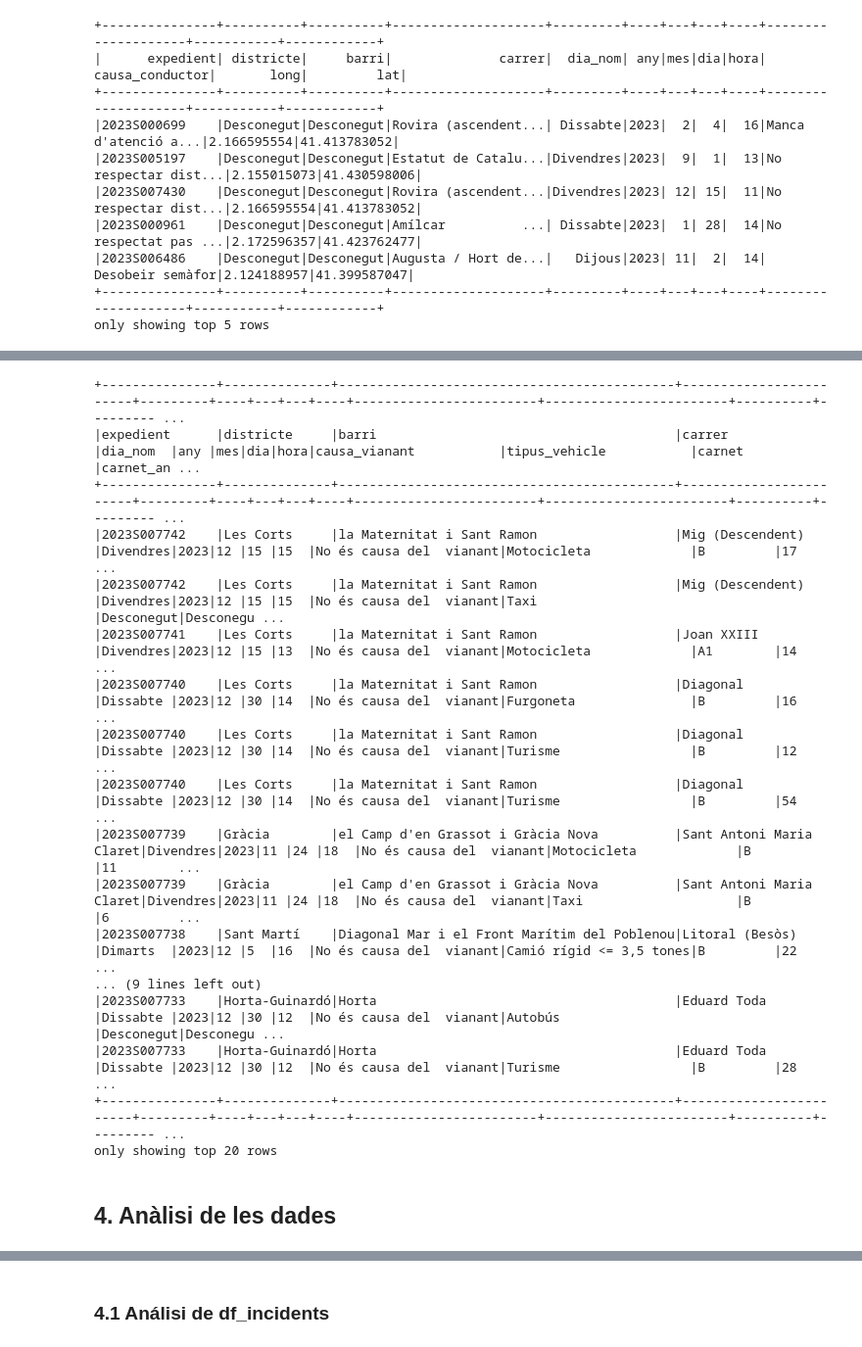
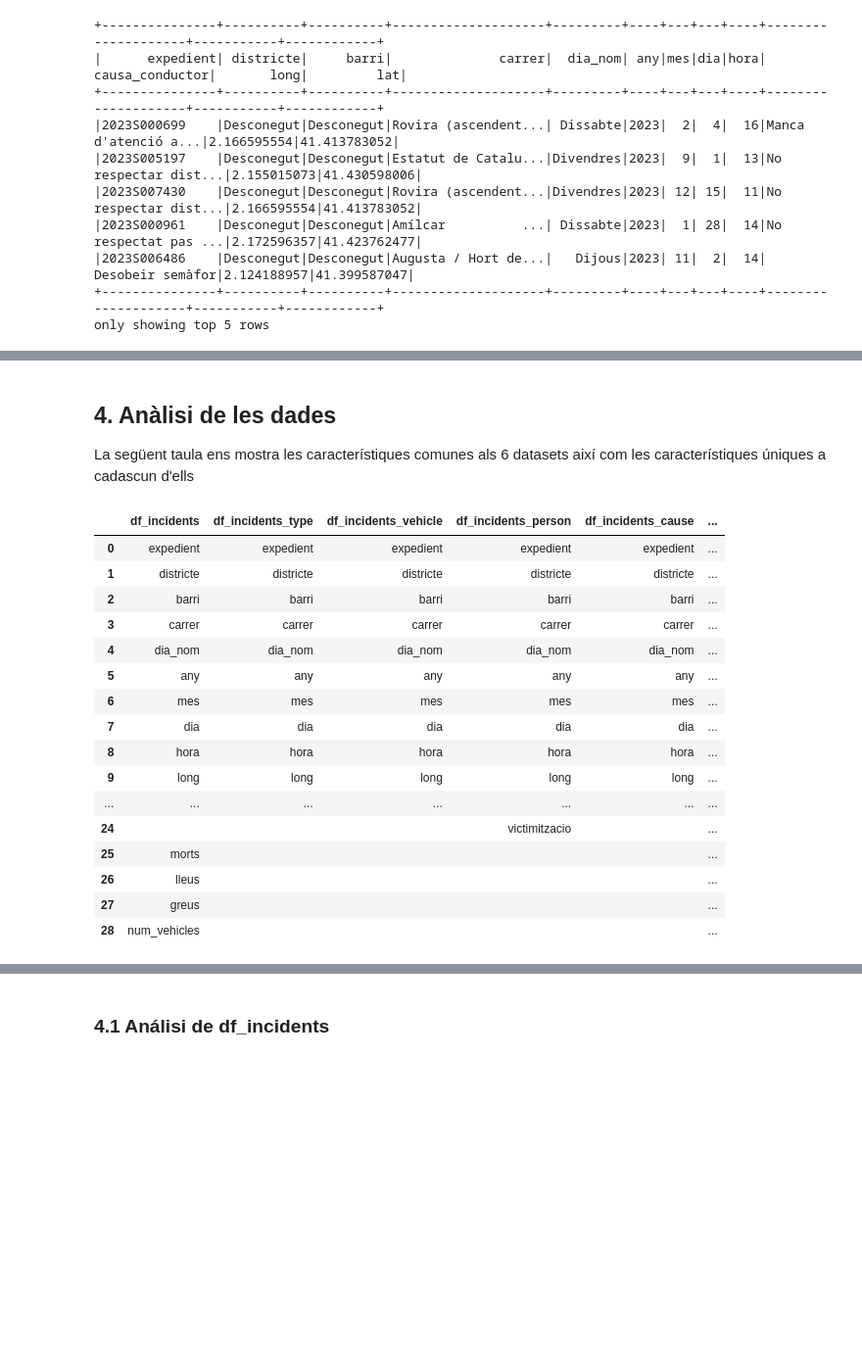
Before and after one commit to pyrenaicus/barcelona-traffic-incidents, a Jupyter notebook: notebook/bcn_traffic_incidents.ipynb, the cells around one changed output, grey strips where cells are left out. Shown at 98% size. Cells and saved outputs as stored; diff of their text form; code cells hidden in the pictures; blank space fills up the shorter version.

```diff
--- a/notebook/bcn_traffic_incidents.ipynb
+++ b/notebook/bcn_traffic_incidents.ipynb
@@ -1000,39 +1029,27 @@ merged_abc_df = merged_ab_df.join(
-# %%
-merged_df = spark.sql("SELECT * FROM merged_df")
-merged_df = merged_df.select(
-    df_incidents_vehicle.expedient,
-    df_incidents_vehicle.districte,
-    df_incidents_vehicle.barri,
-    df_incidents_vehicle.carrer,
-    df_incidents_vehicle.dia_nom,
-    df_incidents_vehicle.any,
-    df_incidents_vehicle.mes,
-    df_incidents_vehicle.dia,
-    df_incidents_vehicle.hora,
-    df_incidents_vehicle.causa_vianant,
-    df_incidents_vehicle.tipus_vehicle,
-    df_incidents_vehicle.carnet,
-    df_incidents_vehicle.carnet_anys,
-    df_incidents_driver.causa_conductor)
-
-merged_df.orderBy(df_incidents_vehicle.expedient.desc()).show(20, truncate=False)
-# %% [output]
-+---------------+--------------+--------------------------------------------+------------------------+---------+----+---+---+----+------------------------+------------------------+----------+--------- ...
-|expedient      |districte     |barri                                       |carrer                  |dia_nom  |any |mes|dia|hora|causa_vianant           |tipus_vehicle           |carnet    |carnet_an ...
-+---------------+--------------+--------------------------------------------+------------------------+---------+----+---+---+----+------------------------+------------------------+----------+--------- ...
-|2023S007742    |Les Corts     |la Maternitat i Sant Ramon                  |Mig (Descendent)        |Divendres|2023|12 |15 |15  |No és causa del  vianant|Motocicleta             |B         |17        ...
-|2023S007742    |Les Corts     |la Maternitat i Sant Ramon                  |Mig (Descendent)        |Divendres|2023|12 |15 |15  |No és causa del  vianant|Taxi                    |Desconegut|Desconegu ...
-|2023S007741    |Les Corts     |la Maternitat i Sant Ramon                  |Joan XXIII              |Divendres|2023|12 |15 |13  |No és causa del  vianant|Motocicleta             |A1        |14        ...
-|2023S007740    |Les Corts     |la Maternitat i Sant Ramon                  |Diagonal                |Dissabte |2023|12 |30 |14  |No és causa del  vianant|Furgoneta               |B         |16        ...
-|2023S007740    |Les Corts     |la Maternitat i Sant Ramon                  |Diagonal                |Dissabte |2023|12 |30 |14  |No és causa del  vianant|Turisme                 |B         |12        ...
-|2023S007740    |Les Corts     |la Maternitat i Sant Ramon                  |Diagonal                |Dissabte |2023|12 |30 |14  |No és causa del  vianant|Turisme                 |B         |54        ...
-|2023S007739    |Gràcia        |el Camp d'en Grassot i Gràcia Nova          |Sant Antoni Maria Claret|Divendres|2023|11 |24 |18  |No és causa del  vianant|Motocicleta             |B         |11        ...
-|2023S007739    |Gràcia        |el Camp d'en Grassot i Gràcia Nova          |Sant Antoni Maria Claret|Divendres|2023|11 |24 |18  |No és causa del  vianant|Taxi                    |B         |6         ...
-|2023S007738    |Sant Martí    |Diagonal Mar i el Front Marítim del Poblenou|Litoral (Besòs)         |Dimarts  |2023|12 |5  |16  |No és causa del  vianant|Camió rígid <= 3,5 tones|B         |22        ...
-... (9 lines left out)
-|2023S007733    |Horta-Guinardó|Horta                                       |Eduard Toda             |Dissabte |2023|12 |30 |12  |No és causa del  vianant|Autobús                 |Desconegut|Desconegu ...
-|2023S007733    |Horta-Guinardó|Horta                                       |Eduard Toda             |Dissabte |2023|12 |30 |12  |No és causa del  vianant|Turisme                 |B         |28        ...
-+---------------+--------------+--------------------------------------------+------------------------+---------+----+---+---+----+------------------------+------------------------+----------+--------- ...
-only showing top 20 rows
 # %% [markdown]
 ## 4. Anàlisi de les dades
+
+La següent taula ens mostra les característiques comunes als 6 datasets així com les característiques úniques a cadascun d'ells
+# %%
+import pandas as pd
+dades = pd.read_csv("../data/incidents_caract_totals.csv")
+dades = dades.fillna("") # display NaN as empty string
+dades
+# %% [output]
+|  | df_incidents | df_incidents_type | df_incidents_vehicle | df_incidents_person | df_incidents_cause | ... |
+| 0 | expedient | expedient | expedient | expedient | expedient | ... |
+| 1 | districte | districte | districte | districte | districte | ... |
+| 2 | barri | barri | barri | barri | barri | ... |
+| 3 | carrer | carrer | carrer | carrer | carrer | ... |
+| 4 | dia_nom | dia_nom | dia_nom | dia_nom | dia_nom | ... |
+| 5 | any | any | any | any | any | ... |
+| 6 | mes | mes | mes | mes | mes | ... |
+| 7 | dia | dia | dia | dia | dia | ... |
+| 8 | hora | hora | hora | hora | hora | ... |
+| 9 | long | long | long | long | long | ... |
+| ... | ... | ... | ... | ... | ... | ... |
+| 24 |  |  |  | victimitzacio |  | ... |
+| 25 | morts |  |  |  |  | ... |
+| 26 | lleus |  |  |  |  | ... |
+| 27 | greus |  |  |  |  | ... |
+| 28 | num_vehicles |  |  |  |  | ... |
```
Also changed, not shown: parts of 34 cells of this notebook, 1 other file.
